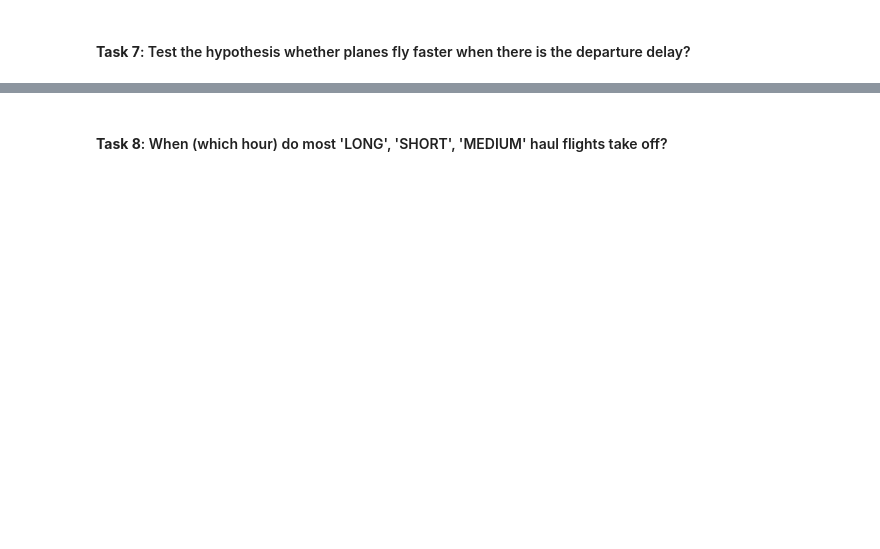
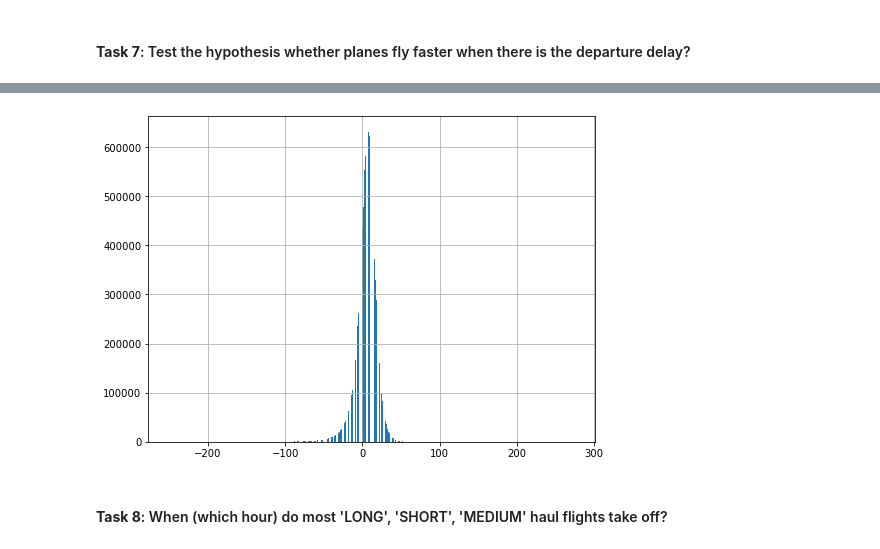
Before and after one commit to albina-m/LHL-Midterm-Flights, a Jupyter notebook: exploratory_analysis.ipynb, the cells around one changed output, grey strips where cells are left out. Cells and saved outputs as stored; diff of their text form; code cells hidden in the pictures; blank space fills up the shorter version.

```diff
--- a/exploratory_analysis.ipynb
+++ b/exploratory_analysis.ipynb
@@ -230,2 +483,9 @@ delays_decreased['arr_delay'] * 100
+# %%
+fig, ax = plt.subplots(figsize=(8,6))
+ax.hist(delays_no_tail['delay_diff'],bins=1000)
+plt.grid()
+plt.show()
+# %% [output]
+[figure, added]
 # %% [markdown]
 #### **Task 8**: When (which hour) do most 'LONG', 'SHORT', 'MEDIUM' haul flights take off?
```
Also changed, not shown: parts of 57 cells of this notebook, 1 other file.
